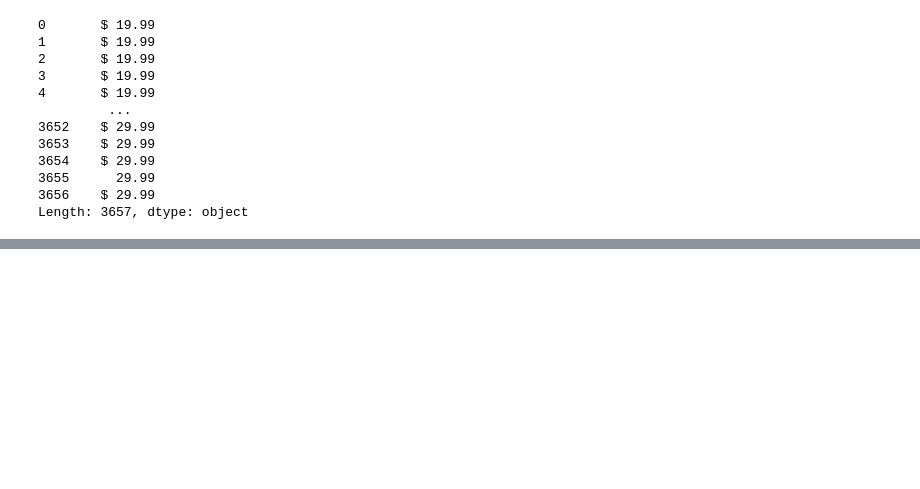
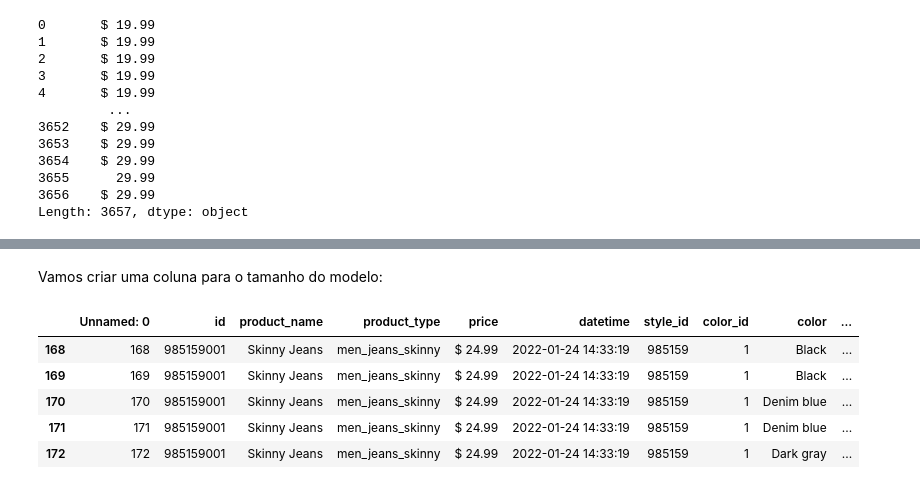
Before and after one commit to lucasquemelli/ds_ao_dev, a Jupyter notebook: H&M .ipynb, the cells around one changed output, grey strips where cells are left out. Cells and saved outputs as stored; diff of their text form; code cells hidden in the pictures; blank space fills up the shorter version.

```diff
--- a/H&M .ipynb
+++ b/H&M .ipynb
@@ -571,0 +487,7 @@ array(['slim_fit', 'skinny_fit', 'relaxed_fit', 'regular_fit',
+# %%
+df = data.copy()
+
+data = data.drop(['More sustainable materials', 'Size'], axis=1)
+# %%
+df = df.dropna(subset=['More sustainable materials', 'Size'])
+df.isna().sum()
@@ -571,0 +611,14 @@ array(['slim_fit', 'skinny_fit', 'relaxed_fit', 'regular_fit',
+# %% [markdown]
+Vamos criar uma coluna para o tamanho do modelo:
+# %%
+import re
+
+df['model_size'] = df['Size'].apply(lambda x: re.search('\d{3}cm', x).group(0))
+df.head()
+# %% [output]
+|  | Unnamed: 0 | id | product_name | product_type | price | datetime | style_id | color_id | color | ... |
+| 168 | 168 | 985159001 | Skinny Jeans | men_jeans_skinny | $ 24.99 | 2022-01-24 14:33:19 | 985159 | 1 | Black | ... |
+| 169 | 169 | 985159001 | Skinny Jeans | men_jeans_skinny | $ 24.99 | 2022-01-24 14:33:19 | 985159 | 1 | Black | ... |
+| 170 | 170 | 985159001 | Skinny Jeans | men_jeans_skinny | $ 24.99 | 2022-01-24 14:33:19 | 985159 | 1 | Denim blue | ... |
+| 171 | 171 | 985159001 | Skinny Jeans | men_jeans_skinny | $ 24.99 | 2022-01-24 14:33:19 | 985159 | 1 | Denim blue | ... |
+| 172 | 172 | 985159001 | Skinny Jeans | men_jeans_skinny | $ 24.99 | 2022-01-24 14:33:19 | 985159 | 1 | Dark gray | ... |
```
Also changed, not shown: parts of 48 cells of this notebook.
